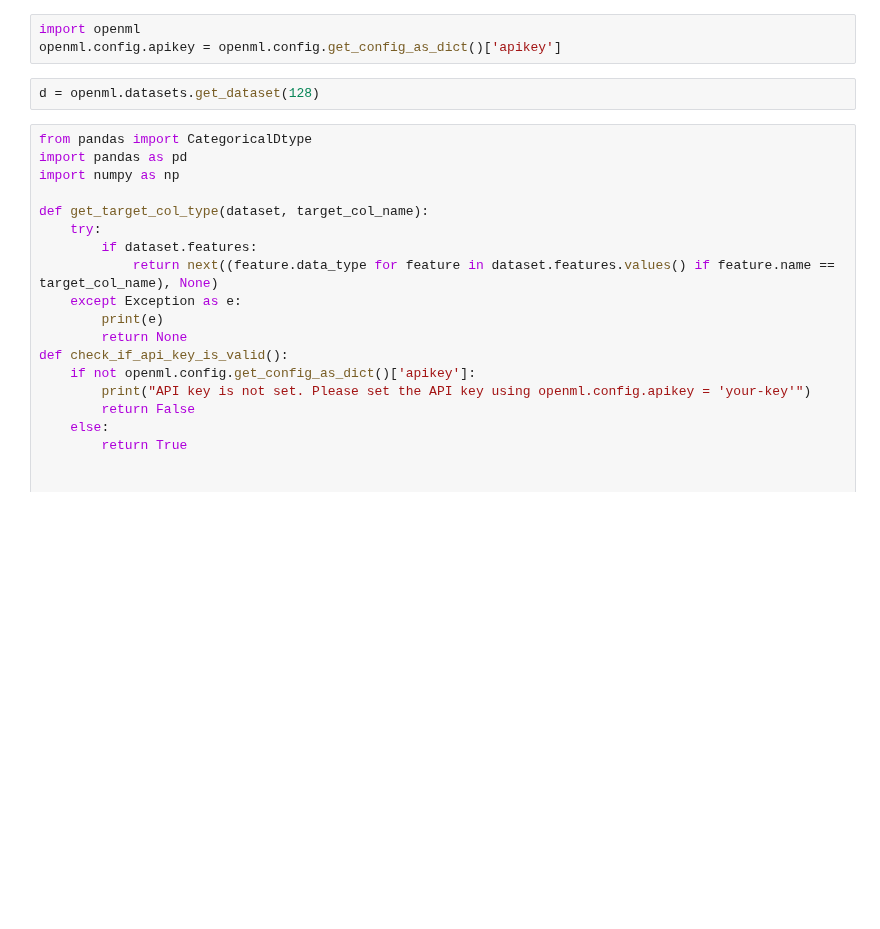
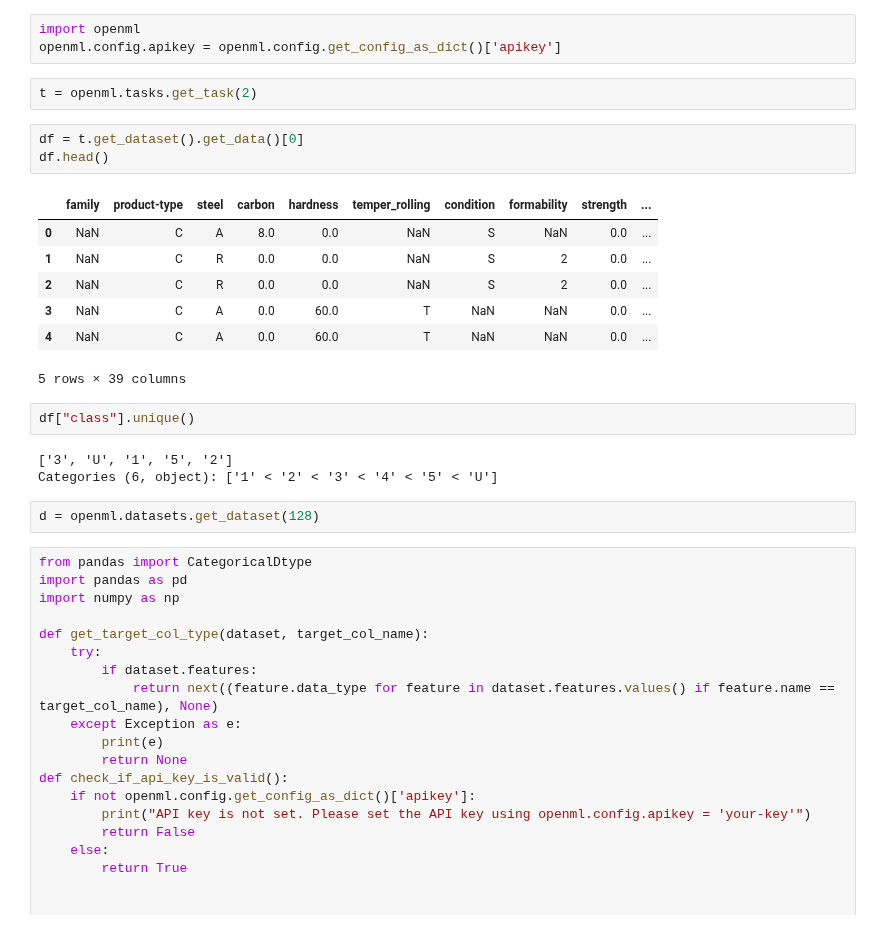
Before and after one commit to openml-labs/OpenML-auto-automl, a Jupyter notebook: exploration.ipynb, the cells around one changed output. Saved outputs shown, nothing was run; the diff lists cells and outputs as text; blank space fills up the shorter version.

```diff
--- a/exploration.ipynb
+++ b/exploration.ipynb
@@ -1,6 +1,24 @@
 # %%
 import openml
 openml.config.apikey = openml.config.get_config_as_dict()['apikey']
+# %%
+t = openml.tasks.get_task(2)
+# %%
+df = t.get_dataset().get_data()[0]
+df.head()
+# %% [output]
+|  | family | product-type | steel | carbon | hardness | temper_rolling | condition | formability | strength | ... |
+| 0 | NaN | C | A | 8.0 | 0.0 | NaN | S | NaN | 0.0 | ... |
+| 1 | NaN | C | R | 0.0 | 0.0 | NaN | S | 2 | 0.0 | ... |
+| 2 | NaN | C | R | 0.0 | 0.0 | NaN | S | 2 | 0.0 | ... |
+| 3 | NaN | C | A | 0.0 | 60.0 | T | NaN | NaN | 0.0 | ... |
+| 4 | NaN | C | A | 0.0 | 60.0 | T | NaN | NaN | 0.0 | ... |
+5 rows × 39 columns
+# %%
+df["class"].unique()
+# %% [output]
+['3', 'U', '1', '5', '2']
+Categories (6, object): ['1' < '2' < '3' < '4' < '5' < 'U']
 # %%
 d = openml.datasets.get_dataset(128)
 # %%
```
Also changed, not shown: parts of 2 cells of this notebook, 2 other files.
